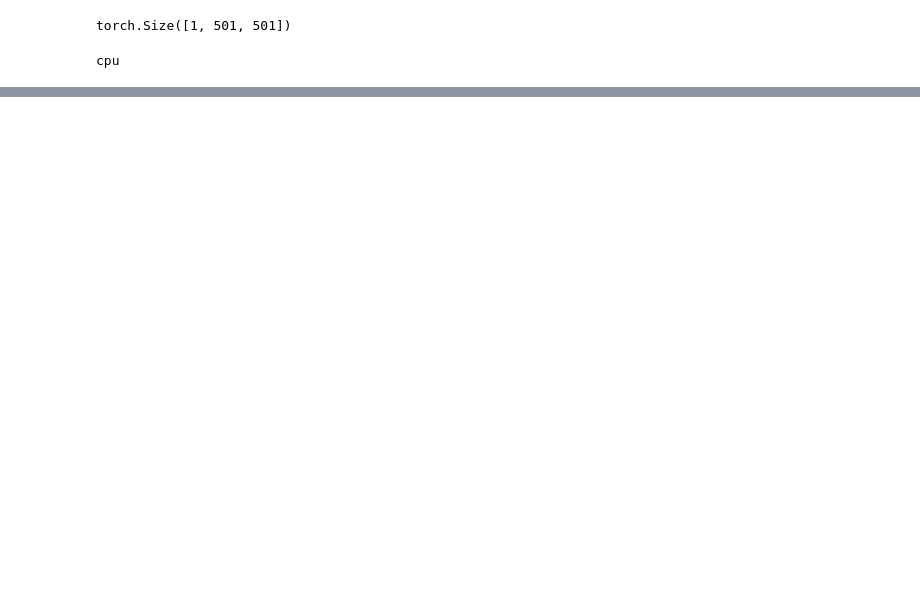
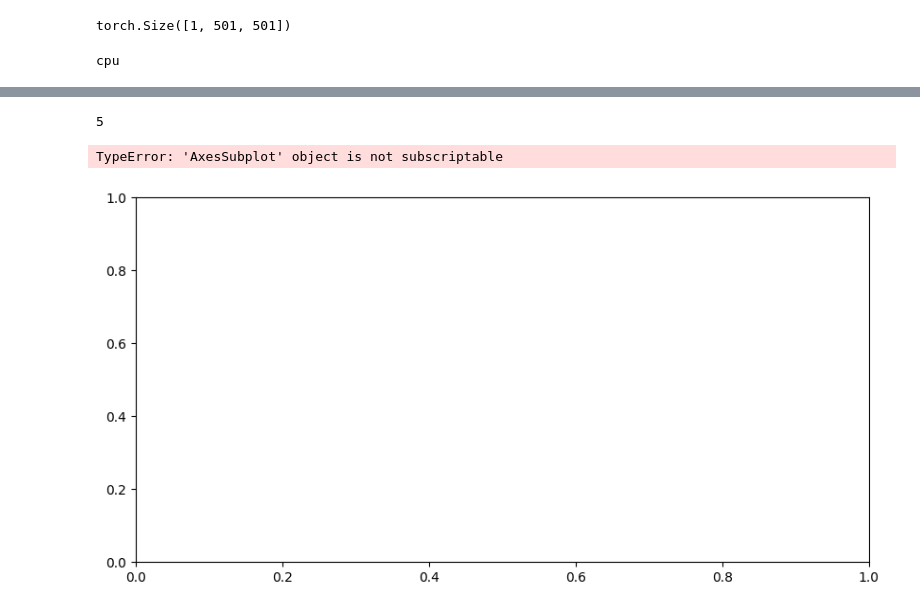
Before and after one commit to davidschep/xray-segmentation, a Jupyter notebook: UNET_feature.ipynb, the cells around one changed output, grey strips where cells are left out. Cells and saved outputs as stored; diff of their text form; code cells hidden in the pictures; blank space fills up the shorter version.

```diff
--- a/UNET_feature.ipynb
+++ b/UNET_feature.ipynb
@@ -244,11 +248,11 @@ def visualize_sample(input_batch):
 # %%
 def display_feature_maps(feature_maps):
     num_maps = len(feature_maps)
-    fig, axs = plt.subplots(1, num_maps, figsize=(15, 5))
+    fig, axs = plt.subplots(1, num_maps, figsize=(10, 5))
 
     for i in range(num_maps):
         # Convert tensor to numpy array and normalize for visualization
-        img = feature_maps[i].detach().cpu().numpy()
+        img = feature_maps[i].detach().cpu().squeeze().numpy()
         img = (img - img.min()) / (img.max() - img.min())  # Normalize to [0, 1]
 
         # If the tensor has multiple channels (e.g., RGB), visualize each channel separately
@@ -343,0 +296,7 @@ NameError: name 'inputs' is not defined
+# %%
+print(len(intermid_3[0]))
+display_feature_maps(intermid_2)
+# %% [output]
+5
+TypeError: 'AxesSubplot' object is not subscriptable
+[figure, added]
```
Also changed, not shown: parts of 9 cells of this notebook.
